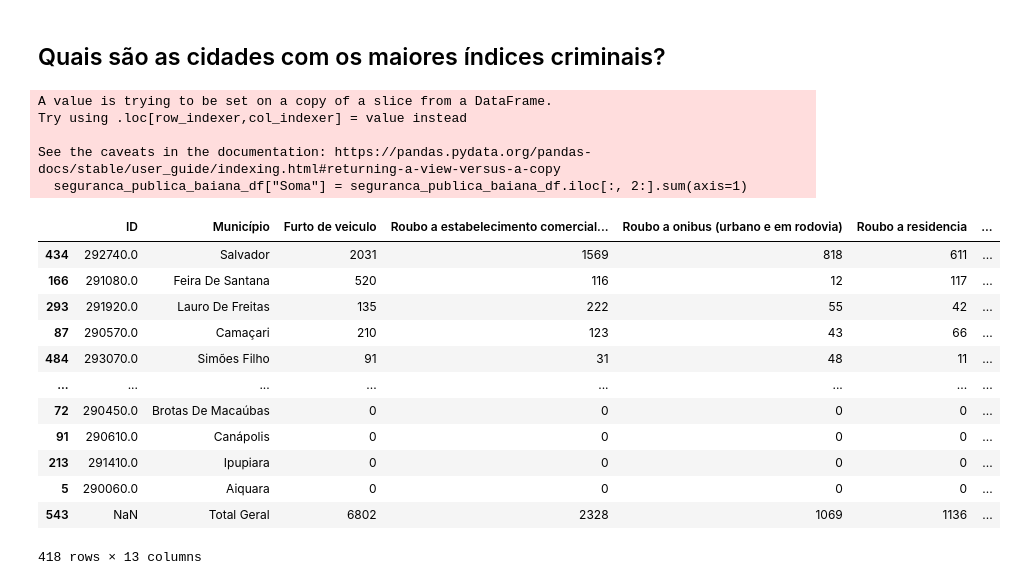
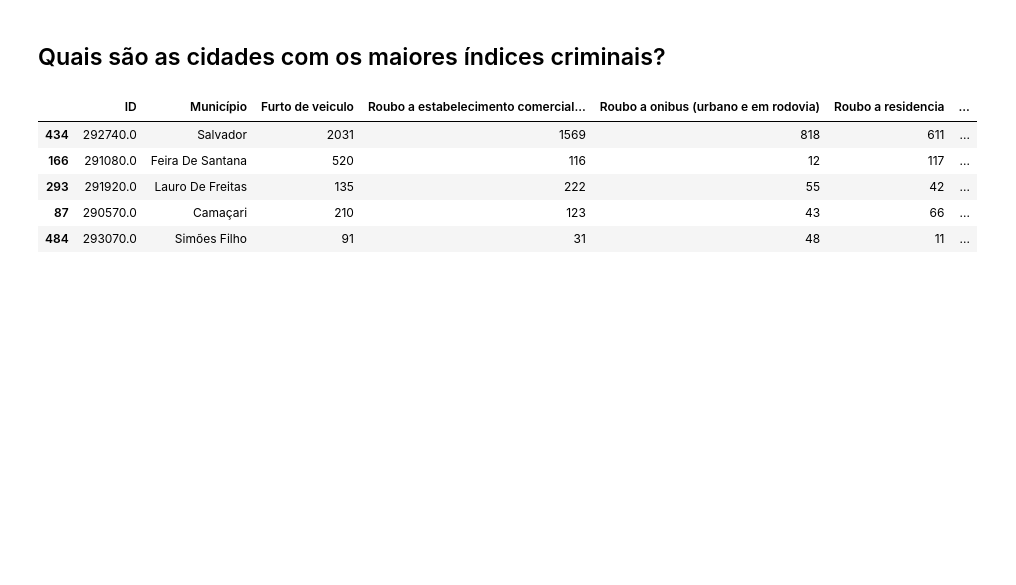
Before and after one commit to Gabyzera/bahia_crimes_analysis, a Jupyter notebook: src/bahia_crimes.ipynb, the cells around one changed output. Saved outputs shown, nothing was run; the diff lists cells and outputs as text; code cells hidden in the pictures; blank space fills up the shorter version.

```diff
--- a/src/bahia_crimes.ipynb
+++ b/src/bahia_crimes.ipynb
@@ -82,6 +82,3 @@ seguranca_publica_baiana_df
 | 542 | 293360 | Xique-Xique | 9 | 0 | 0 | 0 | ... |
 | 543 | NaN | Total Geral | 6.802 | 2.328 | 1.069 | 1.136 | ... |
 418 rows × 12 columns
-# %%
-seguranca_publica_baiana_df.loc[543, 'ID'] = 'Valor'
-seguranca_publica_baiana_df
@@ -105,0 +85,3 @@ See the caveats in the documentation: https://pandas.pydata.org/pandas-docs/stab
+# %%
+seguranca_publica_baiana_df = seguranca_publica_baiana_df.fillna(0)
+seguranca_publica_baiana_df
@@ -141,10 +137,10 @@ dtype: object
 # %%
 for coluna in seguranca_publica_baiana_df.columns:
     if coluna != 'Município':
-        seguranca_publica_baiana_df[coluna] = seguranca_publica_baiana_df[coluna].astype(str)
-        seguranca_publica_baiana_df[coluna] = seguranca_publica_baiana_df[coluna].str.replace('.', '')
-        seguranca_publica_baiana_df[coluna] = pd.to_numeric(seguranca_publica_baiana_df[coluna], errors='coerce')
-print(seguranca_publica_baiana_df.dtypes)
+        seguranca_publica_baiana_df[coluna] = pd.to_numeric(seguranca_publica_baiana_df[coluna]
+                                                            .str.replace('\.', '', regex=True),
+                                                            errors='coerce')
+seguranca_publica_baiana_df.dtypes
 # %% [output]
 ID                                              float64
 Município                                        object
@@ -242,26 +215,14 @@ Município: Salvador
 # %%
 if 'Soma' not in seguranca_publica_baiana_df.columns:
   seguranca_publica_baiana_df["Soma"] = seguranca_publica_baiana_df.iloc[:, 2:].sum(axis=1)
 seguranca_publica_baiana_df.at[seguranca_publica_baiana_df.index[-1], "Soma"] = np.nan
 maiores_indices = seguranca_publica_baiana_df.sort_values(by="Soma", ascending=False)
-ranking_cidades = maiores_indices.head(418)
+ranking_cidades = maiores_indices.head(5)
 ranking_cidades
 # %% [output]
-A value is trying to be set on a copy of a slice from a DataFrame.
-Try using .loc[row_indexer,col_indexer] = value instead
-
-See the caveats in the documentation: https://pandas.pydata.org/pandas-docs/stable/user_guide/indexing.html#returning-a-view-versus-a-copy
-  seguranca_publica_baiana_df["Soma"] = seguranca_publica_baiana_df.iloc[:, 2:].sum(axis=1)
 |  | ID | Município | Furto de veiculo | Roubo a estabelecimento comercial... | Roubo a onibus (urbano e em rodovia) | Roubo a residencia | ... |
 | 434 | 292740.0 | Salvador | 2031 | 1569 | 818 | 611 | ... |
 | 166 | 291080.0 | Feira De Santana | 520 | 116 | 12 | 117 | ... |
 | 293 | 291920.0 | Lauro De Freitas | 135 | 222 | 55 | 42 | ... |
 | 87 | 290570.0 | Camaçari | 210 | 123 | 43 | 66 | ... |
 | 484 | 293070.0 | Simões Filho | 91 | 31 | 48 | 11 | ... |
-| ... | ... | ... | ... | ... | ... | ... | ... |
-| 72 | 290450.0 | Brotas De Macaúbas | 0 | 0 | 0 | 0 | ... |
-| 91 | 290610.0 | Canápolis | 0 | 0 | 0 | 0 | ... |
-| 213 | 291410.0 | Ipupiara | 0 | 0 | 0 | 0 | ... |
-| 5 | 290060.0 | Aiquara | 0 | 0 | 0 | 0 | ... |
-| 543 | NaN | Total Geral | 6802 | 2328 | 1069 | 1136 | ... |
-418 rows × 13 columns
```
Also changed, not shown: parts of 13 cells of this notebook.
